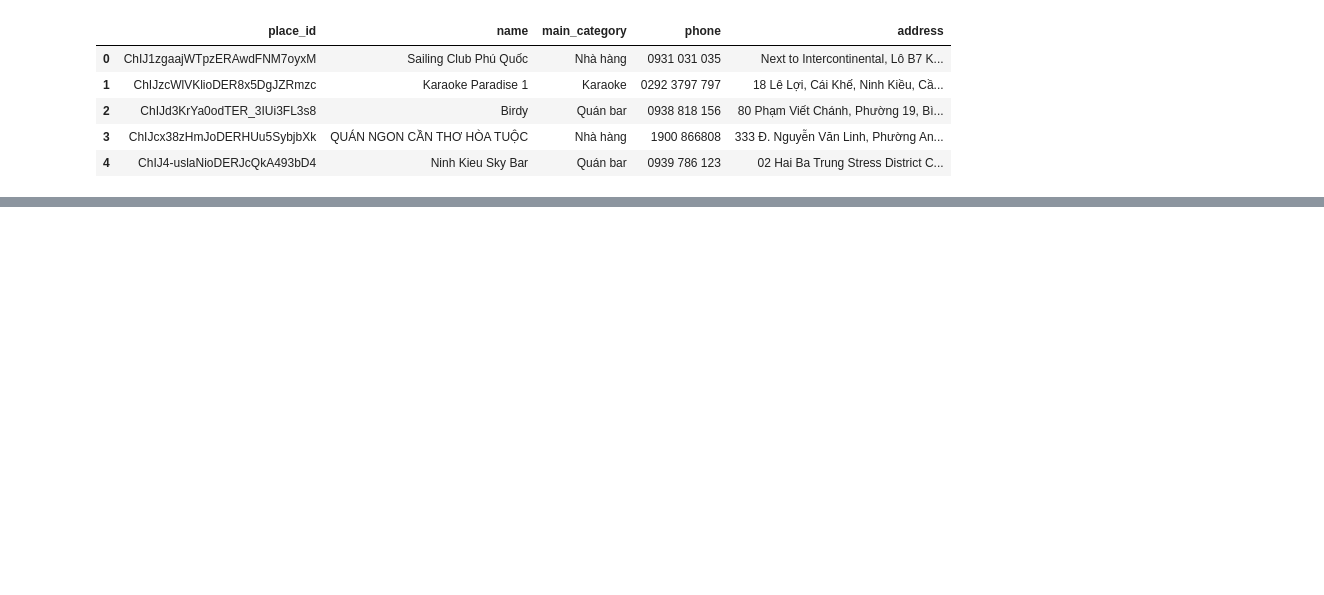
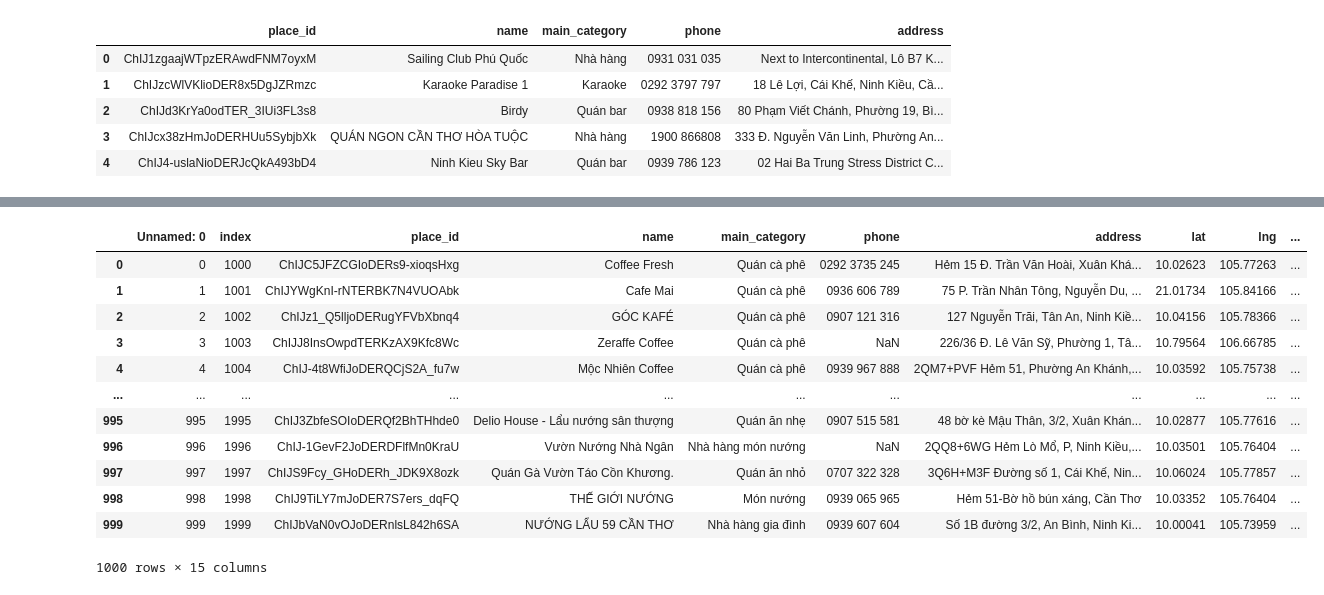
Before and after one commit to Kten987/google-map_v2, a Jupyter notebook: src/map.ipynb, the cells around one changed output, grey strips where cells are left out. Saved outputs shown, nothing was run; the diff lists cells and outputs as text; code cells hidden in the pictures; blank space fills up the shorter version.

```diff
--- a/src/map.ipynb
+++ b/src/map.ipynb
@@ -150,0 +209,2 @@ df.to_excel("df_ninh_kieu.xlsx")
+# %%
+df2 = pd.read_excel(r"C:\Users\thinh.lv\google-maps-scraper\src\df2.xlsx")
@@ -150,0 +227,7 @@ df.to_excel("df_ninh_kieu.xlsx")
+# %%
+df7 = df7.drop(["Unnamed: 0","index"],axis= 1)
+df2 = df2.drop(["Unnamed: 0","index"],axis= 1)
+df3 = df3.drop(["Unnamed: 0","index"],axis= 1)
+df4 = df4.drop(["Unnamed: 0","index"],axis= 1)
+df5 = df5.drop(["Unnamed: 0","index"],axis= 1)
+df6 = df6.drop(["Unnamed: 0","index"],axis= 1)
@@ -150,0 +274,16 @@ df.to_excel("df_ninh_kieu.xlsx")
+# %%
+df2
+# %% [output]
+|  | Unnamed: 0 | index | place_id | name | main_category | phone | address | lat | lng | ... |
+| 0 | 0 | 1000 | ChIJC5JFZCGIoDERs9-xioqsHxg | Coffee Fresh | Quán cà phê | 0292 3735 245 | Hẻm 15 Đ. Trần Văn Hoài, Xuân Khá... | 10.02623 | 105.77263 | ... |
+| 1 | 1 | 1001 | ChIJYWgKnI-rNTERBK7N4VUOAbk | Cafe Mai | Quán cà phê | 0936 606 789 | 75 P. Trần Nhân Tông, Nguyễn Du, ... | 21.01734 | 105.84166 | ... |
+| 2 | 2 | 1002 | ChIJz1_Q5lljoDERugYFVbXbnq4 | GÓC KAFÉ | Quán cà phê | 0907 121 316 | 127 Nguyễn Trãi, Tân An, Ninh Kiề... | 10.04156 | 105.78366 | ... |
+| 3 | 3 | 1003 | ChIJJ8InsOwpdTERKzAX9Kfc8Wc | Zeraffe Coffee | Quán cà phê | NaN | 226/36 Đ. Lê Văn Sỹ, Phường 1, Tâ... | 10.79564 | 106.66785 | ... |
+| 4 | 4 | 1004 | ChIJ-4t8WfiJoDERQCjS2A_fu7w | Mộc Nhiên Coffee | Quán cà phê | 0939 967 888 | 2QM7+PVF Hẻm 51, Phường An Khánh,... | 10.03592 | 105.75738 | ... |
+| ... | ... | ... | ... | ... | ... | ... | ... | ... | ... | ... |
+| 995 | 995 | 1995 | ChIJ3ZbfeSOIoDERQf2BhTHhde0 | Delio House - Lẩu nướng sân thượng | Quán ăn nhẹ | 0907 515 581 | 48 bờ kè Mậu Thân, 3/2, Xuân Khán... | 10.02877 | 105.77616 | ... |
+| 996 | 996 | 1996 | ChIJ-1GevF2JoDERDFlfMn0KraU | Vườn Nướng Nhà Ngân | Nhà hàng món nướng | NaN | 2QQ8+6WG Hẻm Lò Mổ, P, Ninh Kiều,... | 10.03501 | 105.76404 | ... |
+| 997 | 997 | 1997 | ChIJS9Fcy_GHoDERh_JDK9X8ozk | Quán Gà Vườn Táo Cồn Khương. | Quán ăn nhỏ | 0707 322 328 | 3Q6H+M3F Đường số 1, Cái Khế, Nin... | 10.06024 | 105.77857 | ... |
+| 998 | 998 | 1998 | ChIJ9TiLY7mJoDER7S7ers_dqFQ | THẾ GIỚI NƯỚNG | Món nướng | 0939 065 965 | Hẻm 51-Bờ hồ bún xáng, Cần Thơ | 10.03352 | 105.76404 | ... |
+| 999 | 999 | 1999 | ChIJbVaN0vOJoDERnlsL842h6SA | NƯỚNG LẨU 59 CẦN THƠ | Nhà hàng gia đình | 0939 607 604 | Số 1B đường 3/2, An Bình, Ninh Ki... | 10.00041 | 105.73959 | ... |
+1000 rows × 15 columns
```
Also changed, not shown: parts of 36 cells of this notebook, 21 other files.
